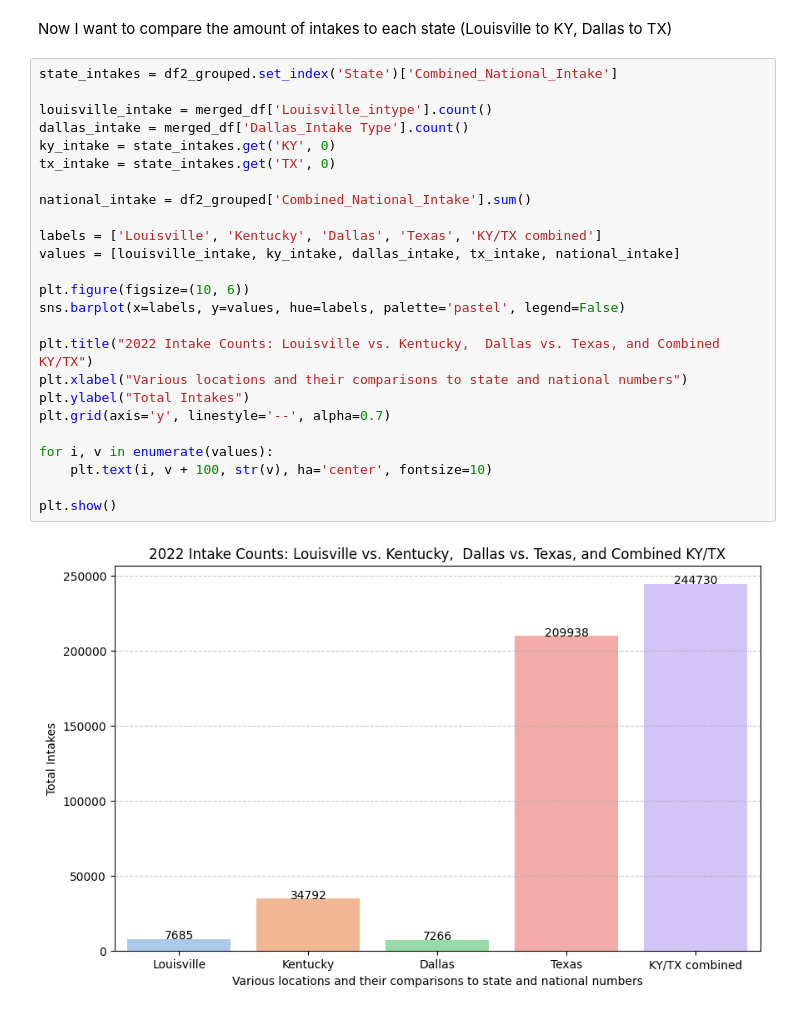
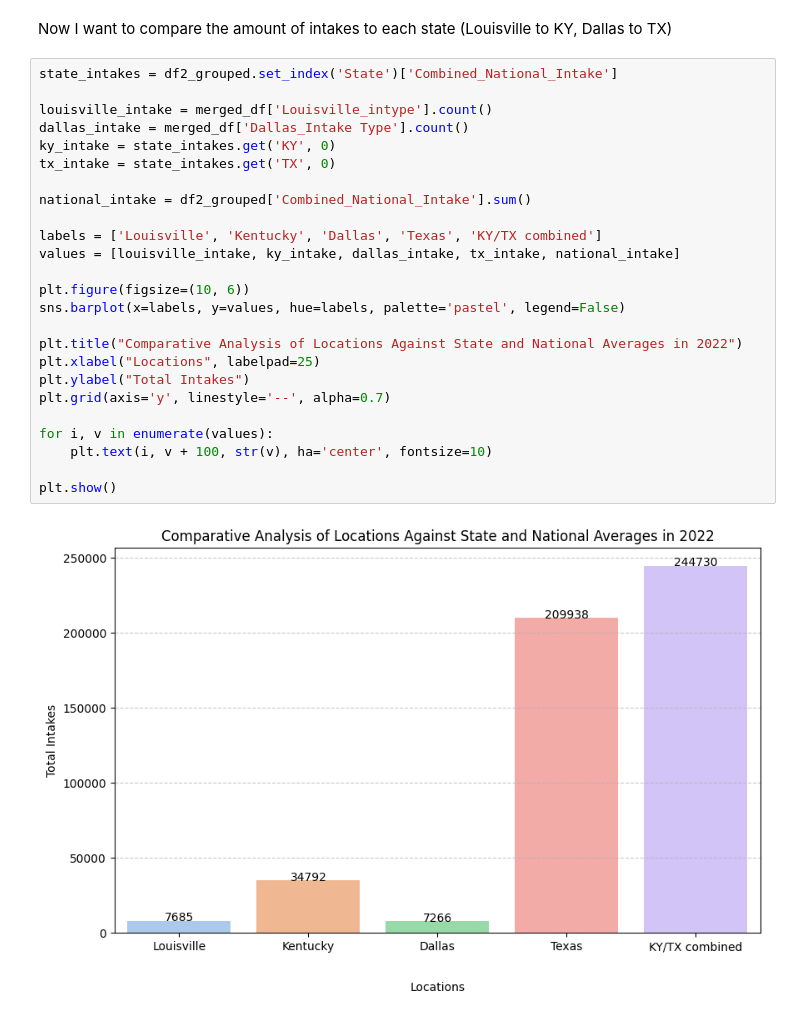
Before and after one commit to mklbc19/DA-Capstone-Project---Animal-Shelters, a Jupyter notebook: CapstoneProjectCode.ipynb, the cells around one changed output. Drawn from its saved outputs; the diff is of its cells as text.

```diff
--- a/CapstoneProjectCode.ipynb
+++ b/CapstoneProjectCode.ipynb
@@ -433,27 +246,27 @@ Now I want to compare the amount of intakes to each state (Louisville to KY, Dal
 # %%
 state_intakes = df2_grouped.set_index('State')['Combined_National_Intake']
 
 louisville_intake = merged_df['Louisville_intype'].count()
 dallas_intake = merged_df['Dallas_Intake Type'].count()
 ky_intake = state_intakes.get('KY', 0)
 tx_intake = state_intakes.get('TX', 0)
 
 national_intake = df2_grouped['Combined_National_Intake'].sum()
 
 labels = ['Louisville', 'Kentucky', 'Dallas', 'Texas', 'KY/TX combined']
 values = [louisville_intake, ky_intake, dallas_intake, tx_intake, national_intake]
 
 plt.figure(figsize=(10, 6))
 sns.barplot(x=labels, y=values, hue=labels, palette='pastel', legend=False)
 
-plt.title("2022 Intake Counts: Louisville vs. Kentucky,  Dallas vs. Texas, and Combined KY/TX")
-plt.xlabel("Various locations and their comparisons to state and national numbers")
+plt.title("Comparative Analysis of Locations Against State and National Averages in 2022")
+plt.xlabel("Locations", labelpad=25)
 plt.ylabel("Total Intakes")
 plt.grid(axis='y', linestyle='--', alpha=0.7)
 
 for i, v in enumerate(values):
     plt.text(i, v + 100, str(v), ha='center', fontsize=10)
 
 plt.show()
 # %% [output]
-[figure, old version]
+[figure, new version]
```
Also changed, not shown: parts of 10 cells of this notebook.
